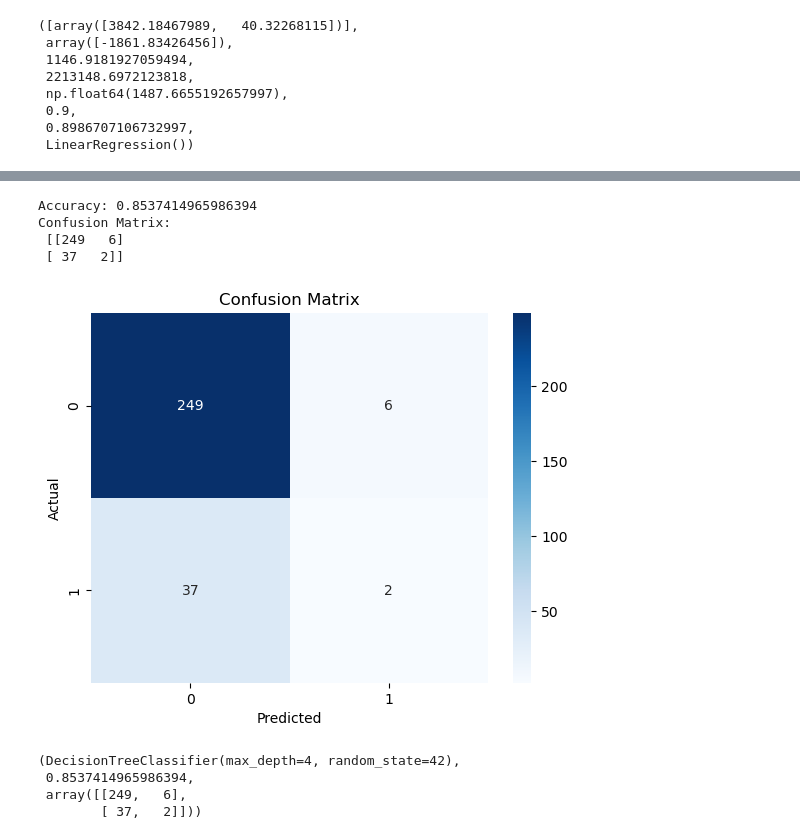
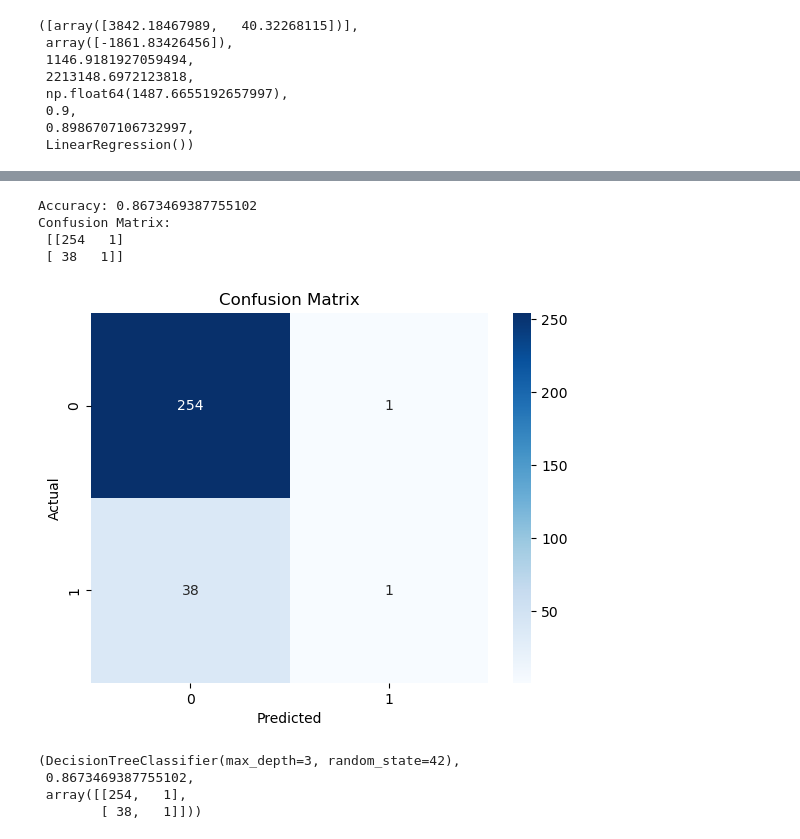
Before and after one commit to MojoOno/MP3, a Jupyter notebook: MP3_report.ipynb, the cells around one changed output, grey strips where cells are left out. Saved outputs shown, nothing was run; the diff lists cells and outputs as text; code cells hidden in the pictures.

```diff
--- a/MP3_report.ipynb
+++ b/MP3_report.ipynb
@@ -162,25 +162,25 @@ R2 score  0.8986707106732997
 # %%
 import ShowClassification as sc
 
 # Load the dataset
 df_classification = pd.read_csv('WA_Fn-UseC_-HR-Employee-Attrition.csv')
 
 # Handle missing values
 df_classification = df_classification.dropna()
 
 # Encode the target variable
 df_classification['Attrition'] = df_classification['Attrition'].map({'Yes': 1, 'No': 0})
 
 # Call the function
-sc.show_decision_tree(df_classification, 'Attrition', max_depth=4)
+sc.show_decision_tree(df_classification, 'Attrition', max_depth=3)
 # %% [output]
 [drawing not drawn]
-Accuracy: 0.8537414965986394
+Accuracy: 0.8673469387755102
 Confusion Matrix:
- [[249   6]
- [ 37   2]]
+ [[254   1]
+ [ 38   1]]
-[figure, old version]
+[figure, new version]
-(DecisionTreeClassifier(max_depth=4, random_state=42),
- 0.8537414965986394,
- array([[249,   6],
-        [ 37,   2]]))
+(DecisionTreeClassifier(max_depth=3, random_state=42),
+ 0.8673469387755102,
+ array([[254,   1],
+        [ 38,   1]]))
```
Also changed, not shown: 2 other files.
